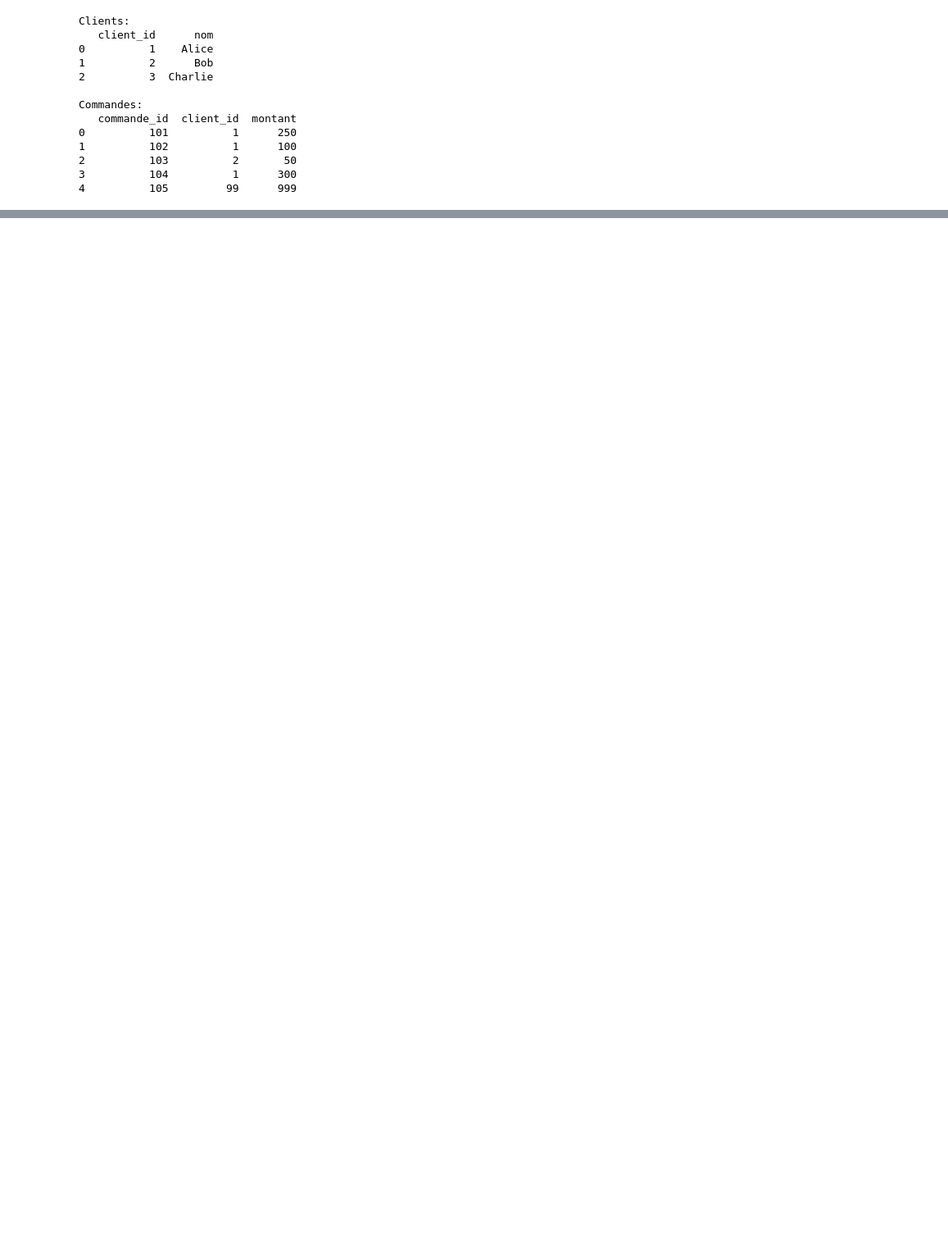
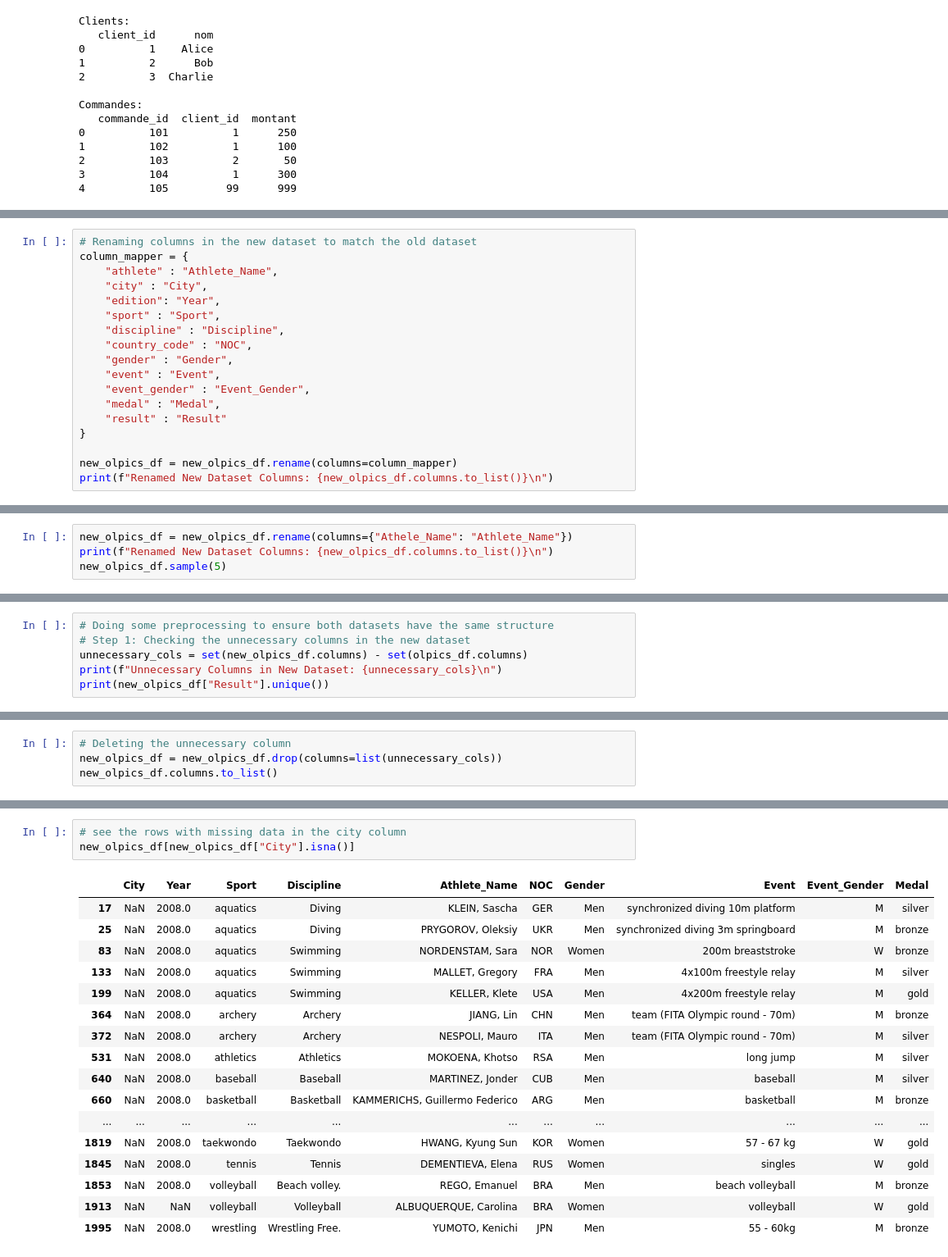
Before and after one commit to Wambaforestin/learning-python, a Jupyter notebook: python_libraries/learning_pandas2.0.ipynb, the cells around one changed output, grey strips where cells are left out. Shown: that part at 82% size. Cells and saved outputs as stored; diff of their text form; blank space fills up the shorter version.

```diff
--- a/python_libraries/learning_pandas2.0.ipynb
+++ b/python_libraries/learning_pandas2.0.ipynb
@@ -1273,0 +1336,18 @@ print(merge_outer)
+# %%
+# Renaming columns in the new dataset to match the old dataset
+column_mapper = {
+    "athlete" : "Athlete_Name",
+    "city" : "City",
+    "edition": "Year",
+    "sport" : "Sport",
+    "discipline" : "Discipline",
+    "country_code" : "NOC",
+    "gender" : "Gender",
+    "event" : "Event",
+    "event_gender" : "Event_Gender",
+    "medal" : "Medal",
+    "result" : "Result"
+}
+
+new_olpics_df = new_olpics_df.rename(columns=column_mapper)
+print(f"Renamed New Dataset Columns: {new_olpics_df.columns.to_list()}\n")
@@ -1273,0 +1362,4 @@ print(merge_outer)
+# %%
+new_olpics_df = new_olpics_df.rename(columns={"Athele_Name": "Athlete_Name"})
+print(f"Renamed New Dataset Columns: {new_olpics_df.columns.to_list()}\n")
+new_olpics_df.sample(5)
@@ -1273,0 +1396,6 @@ print(merge_outer)
+# %%
+# Doing some preprocessing to ensure both datasets have the same structure
+# Step 1: Checking the unnecessary columns in the new dataset
+unnecessary_cols = set(new_olpics_df.columns) - set(olpics_df.columns)
+print(f"Unnecessary Columns in New Dataset: {unnecessary_cols}\n")
+print(new_olpics_df["Result"].unique())
@@ -1273,0 +1406,4 @@ print(merge_outer)
+# %%
+# Deleting the unnecessary column
+new_olpics_df = new_olpics_df.drop(columns=list(unnecessary_cols))
+new_olpics_df.columns.to_list()
@@ -1273,0 +1479,21 @@ print(merge_outer)
+# %%
+# see the rows with missing data in the city column
+new_olpics_df[new_olpics_df["City"].isna()]
+# %% [output]
+|  | City | Year | Sport | Discipline | Athlete_Name | NOC | Gender | Event | Event_Gender | Medal |
+| 17 | NaN | 2008.0 | aquatics | Diving | KLEIN, Sascha | GER | Men | synchronized diving 10m platform | M | silver |
+| 25 | NaN | 2008.0 | aquatics | Diving | PRYGOROV, Oleksiy | UKR | Men | synchronized diving 3m springboard | M | bronze |
+| 83 | NaN | 2008.0 | aquatics | Swimming | NORDENSTAM, Sara | NOR | Women | 200m breaststroke | W | bronze |
+| 133 | NaN | 2008.0 | aquatics | Swimming | MALLET, Gregory | FRA | Men | 4x100m freestyle relay | M | silver |
+| 199 | NaN | 2008.0 | aquatics | Swimming | KELLER, Klete | USA | Men | 4x200m freestyle relay | M | gold |
+| 364 | NaN | 2008.0 | archery | Archery | JIANG, Lin | CHN | Men | team (FITA Olympic round - 70m) | M | bronze |
+| 372 | NaN | 2008.0 | archery | Archery | NESPOLI, Mauro | ITA | Men | team (FITA Olympic round - 70m) | M | silver |
+| 531 | NaN | 2008.0 | athletics | Athletics | MOKOENA, Khotso | RSA | Men | long jump | M | silver |
+| 640 | NaN | 2008.0 | baseball | Baseball | MARTINEZ, Jonder | CUB | Men | baseball | M | silver |
+| 660 | NaN | 2008.0 | basketball | Basketball | KAMMERICHS, Guillermo Federico | ARG | Men | basketball | M | bronze |
+| ... | ... | ... | ... | ... | ... | ... | ... | ... | ... | ... |
+| 1819 | NaN | 2008.0 | taekwondo | Taekwondo | HWANG, Kyung Sun | KOR | Women | 57 - 67 kg | W | gold |
+| 1845 | NaN | 2008.0 | tennis | Tennis | DEMENTIEVA, Elena | RUS | Women | singles | W | gold |
+| 1853 | NaN | 2008.0 | volleyball | Beach volley. | REGO, Emanuel | BRA | Men | beach volleyball | M | bronze |
+| 1913 | NaN | NaN | volleyball | Volleyball | ALBUQUERQUE, Carolina | BRA | Women | volleyball | W | gold |
+| 1995 | NaN | 2008.0 | wrestling | Wrestling Free. | YUMOTO, Kenichi | JPN | Men | 55 - 60kg | M | bronze |
```
Also changed, not shown: parts of 34 cells of this notebook, 1 other file.
